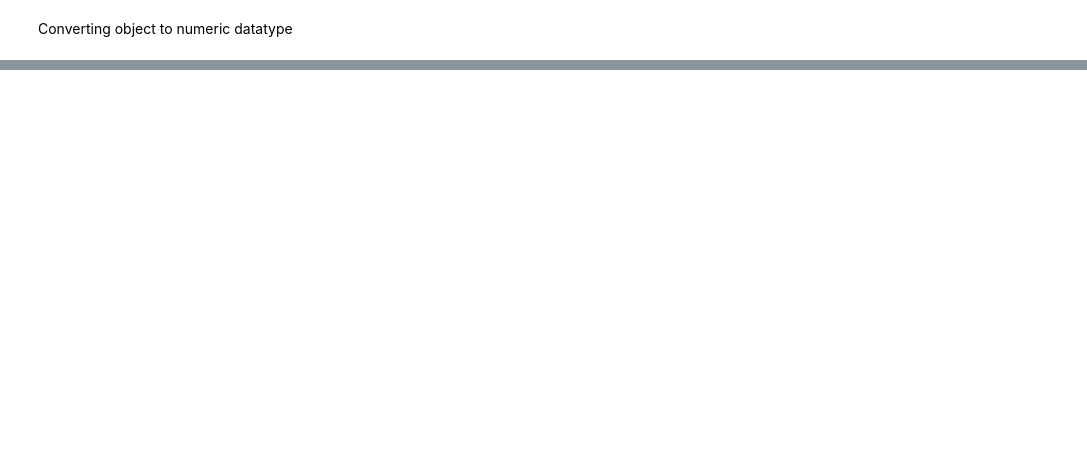
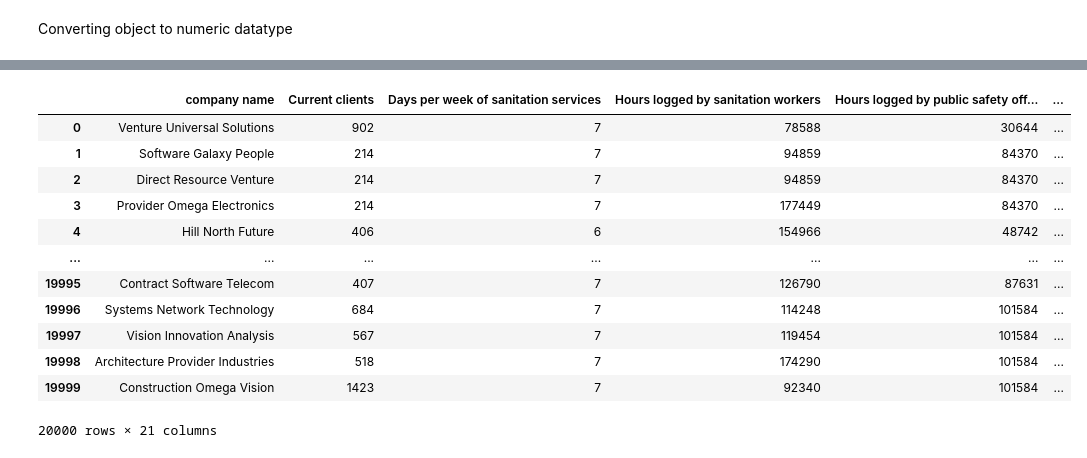
Before and after one commit to Pooja123667/Smart_Tendering_ML, a Jupyter notebook: Smart_Tender_system_Final_1.ipynb, the cells around one changed output, grey strips where cells are left out. Drawn from its saved outputs; the diff is of its cells as text; code cells hidden in the pictures; blank space fills up the shorter version.

```diff
--- a/Smart_Tender_system_Final_1.ipynb
+++ b/Smart_Tender_system_Final_1.ipynb
@@ -10,5 +10,6 @@ print("Import success")
 # %%
-df = pd.read_csv("https://raw.githubusercontent.com/Pooja123667/Smart_Tendering_ML/main/file_name%20(2).csv", low_memory=False)
-#https://raw.githubusercontent.com/Pooja123667/Smart_Tendering_ML/main/FY19_BID_Trends_Report_Data%20(3).csv
+df = pd.read_csv("https://raw.githubusercontent.com/Pooja123667/Smart_Tendering_ML/main/file_finale%20(2).csv", low_memory=False)
+# https://raw.githubusercontent.com/Pooja123667/Smart_Tendering_ML/main/FY19_BID_Trends_Report_Data%20(3).csv
 # https://raw.githubusercontent.com/Pooja123667/Smart_Tendering_ML/main/file_name%20(2).csv
 # https://raw.githubusercontent.com/Pooja123667/Smart_Tendering_ML/main/updates.csv
+testing = pd.read_csv("https://raw.githubusercontent.com/Pooja123667/Smart_Tendering_ML/main/finalTesting.csv", low_memory=False)
@@ -252,3 +631,20 @@ y.shape
+# %%
+TestValGiven = testing.iloc[0:20000]
+TestValGiven
+# %% [output]
+|  | company name | Current clients | Days per week of sanitation services | Hours logged by sanitation workers | Hours logged by public safety off... | ... |
+| 0 | Venture Universal Solutions | 902 | 7 | 78588 | 30644 | ... |
+| 1 | Software Galaxy People | 214 | 7 | 94859 | 84370 | ... |
+| 2 | Direct Resource Venture | 214 | 7 | 94859 | 84370 | ... |
+| 3 | Provider Omega Electronics | 214 | 7 | 177449 | 84370 | ... |
+| 4 | Hill North Future | 406 | 6 | 154966 | 48742 | ... |
+| ... | ... | ... | ... | ... | ... | ... |
+| 19995 | Contract Software Telecom | 407 | 7 | 126790 | 87631 | ... |
+| 19996 | Systems Network Technology | 684 | 7 | 114248 | 101584 | ... |
+| 19997 | Vision Innovation Analysis | 567 | 7 | 119454 | 101584 | ... |
+| 19998 | Architecture Provider Industries | 518 | 7 | 174290 | 101584 | ... |
+| 19999 | Construction Omega Vision | 1423 | 7 | 92340 | 101584 | ... |
+20000 rows × 21 columns
 # %%
 import seaborn as sns
 a = final_df.corr()
```
Also changed, not shown: parts of 71 cells of this notebook, 2 other files.
